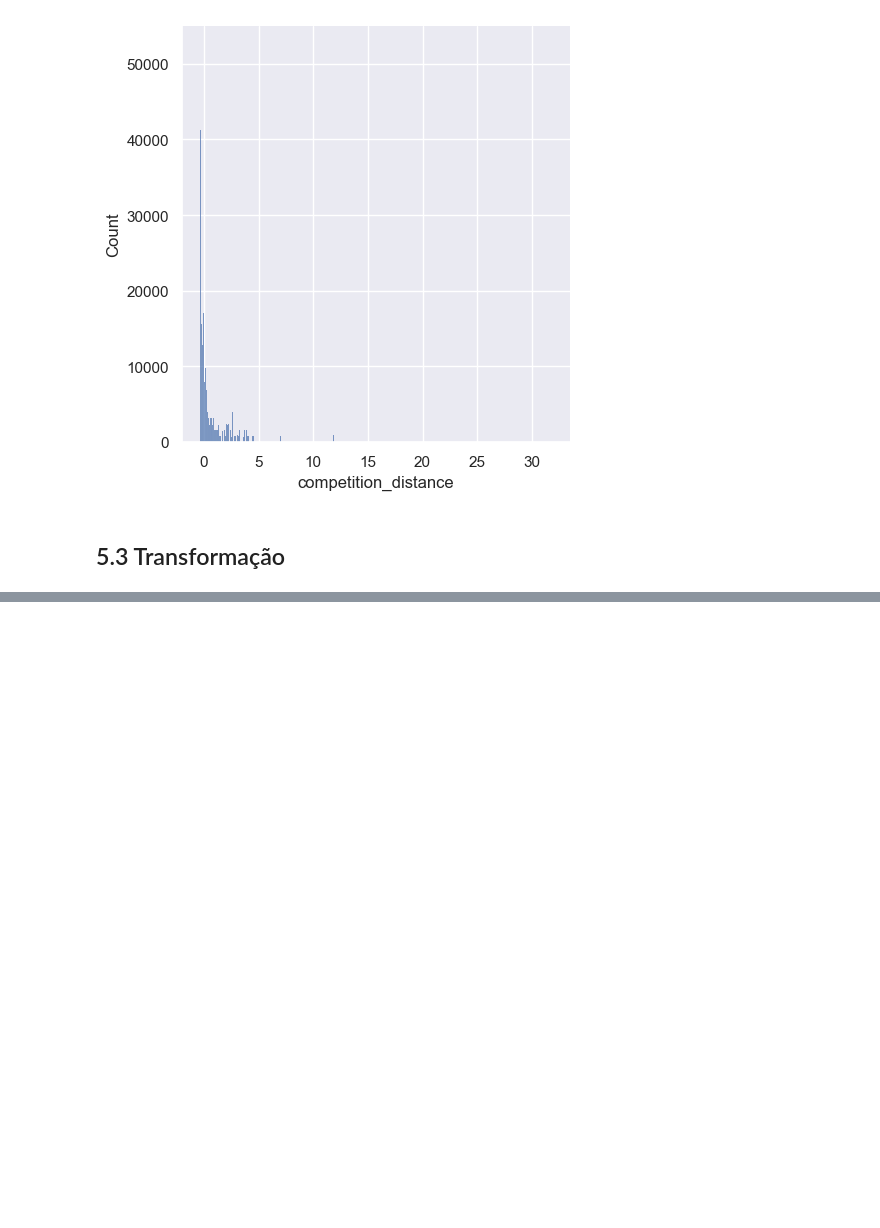
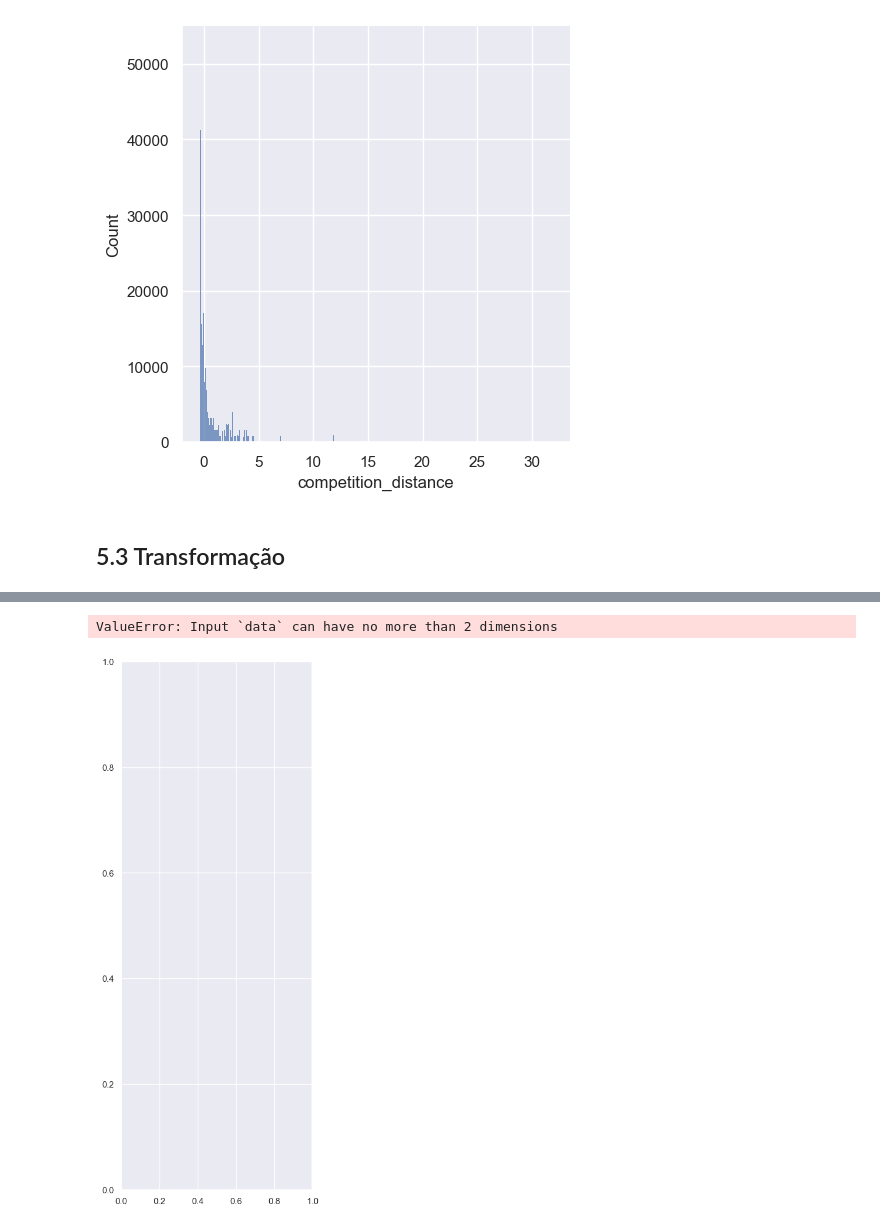
Before and after one commit to garritanoo/ds_producao, a Jupyter notebook: notebooks/05_preparacao_dos_dados.ipynb, the cells around one changed output, grey strips where cells are left out. Saved outputs shown, nothing was run; the diff lists cells and outputs as text; code cells hidden in the pictures; blank space fills up the shorter version.

```diff
--- a/notebooks/05_preparacao_dos_dados.ipynb
+++ b/notebooks/05_preparacao_dos_dados.ipynb
@@ -824,0 +894,6 @@ sns.displot(df5['competition_distance'])
+# %%
+lt.subplot(1,5,1)
+sns.barplot(data=aux)
+# %% [output]
+ValueError: Input `data` can have no more than 2 dimensions
+[figure, added]
```
Also changed, not shown: parts of 13 cells of this notebook.
